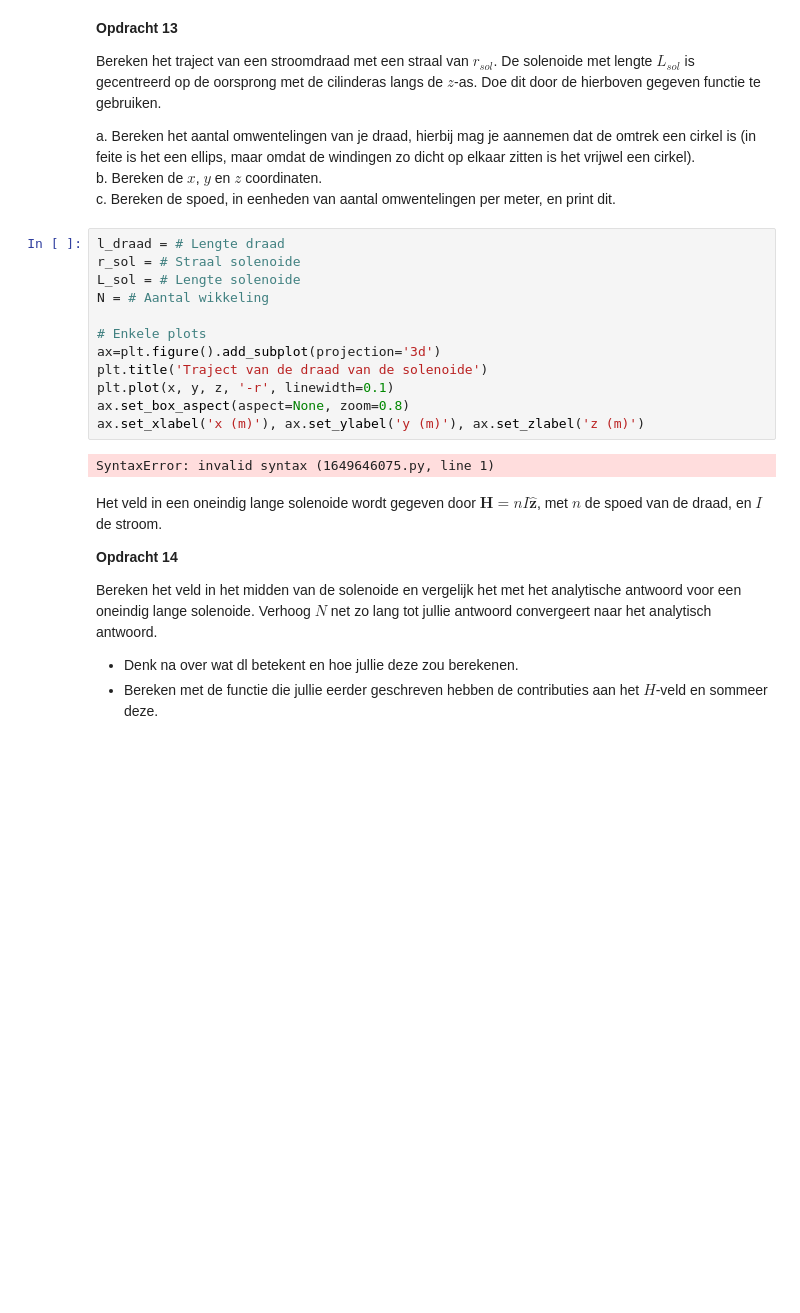
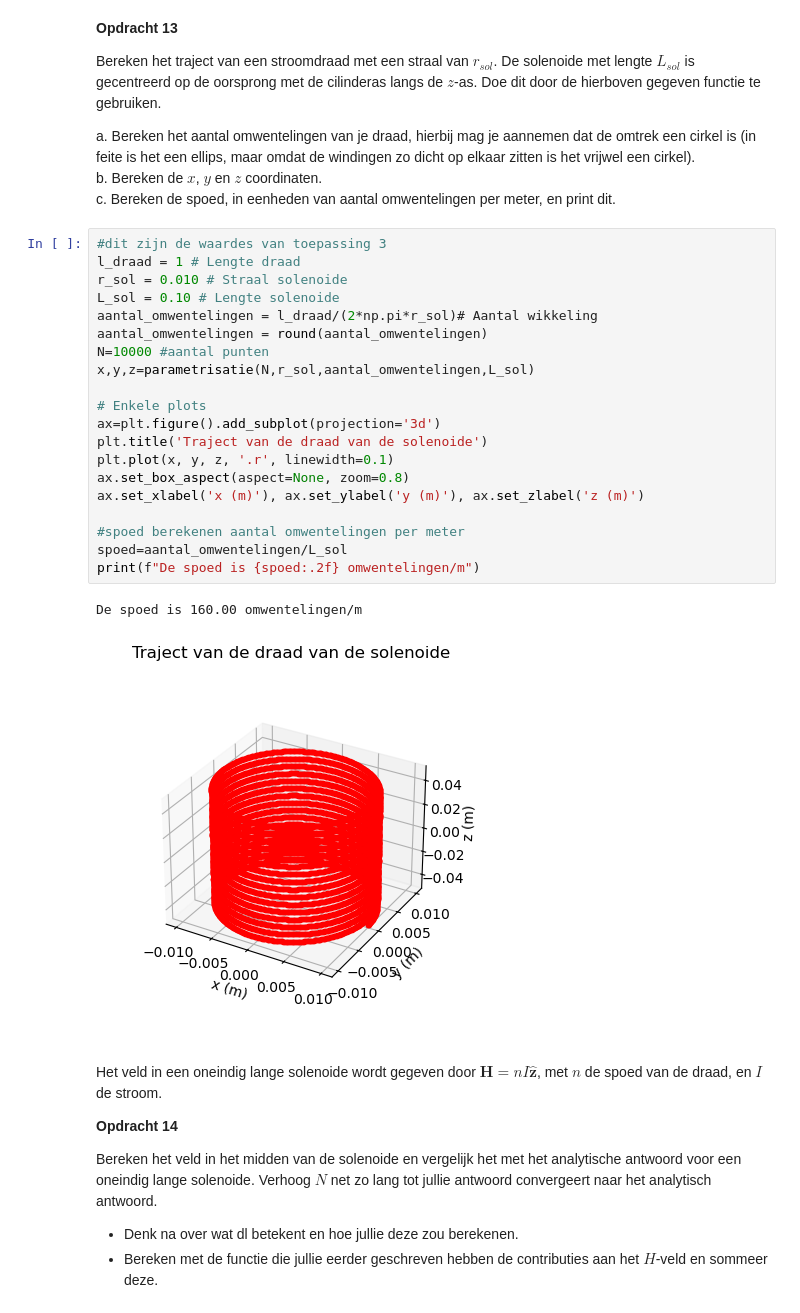
Before and after one commit to ElisabethMijnders/opdrachten-DEF-D-EM, a Jupyter notebook: DigitaleOntwerpopdrachten/2KrachtactuatorOpdracht/2KrachtactuatorOpdracht/KrachtactuatorOpdracht.ipynb, the cells around one changed output. Saved outputs shown, nothing was run; the diff lists cells and outputs as text; blank space fills up the shorter version.

```diff
--- a/DigitaleOntwerpopdrachten/2KrachtactuatorOpdracht/2KrachtactuatorOpdracht/KrachtactuatorOpdracht.ipynb
+++ b/DigitaleOntwerpopdrachten/2KrachtactuatorOpdracht/2KrachtactuatorOpdracht/KrachtactuatorOpdracht.ipynb
@@ -494,19 +493,28 @@ a. Bereken het aantal omwentelingen van je draad, hierbij mag je aannemen dat de
 b. Bereken de $x$, $y$ en $z$ coordinaten.\
 c. Bereken de spoed, in eenheden van aantal omwentelingen per meter, en print dit.
 # %%
-l_draad = # Lengte draad
-r_sol = # Straal solenoide
-L_sol = # Lengte solenoide
-N = # Aantal wikkeling
+#dit zijn de waardes van toepassing 3
+l_draad = 1 # Lengte draad
+r_sol = 0.010 # Straal solenoide
+L_sol = 0.10 # Lengte solenoide
+aantal_omwentelingen = l_draad/(2*np.pi*r_sol)# Aantal wikkeling
+aantal_omwentelingen = round(aantal_omwentelingen)
+N=10000 #aantal punten
+x,y,z=parametrisatie(N,r_sol,aantal_omwentelingen,L_sol)
 
 # Enkele plots
 ax=plt.figure().add_subplot(projection='3d')
 plt.title('Traject van de draad van de solenoide')
-plt.plot(x, y, z, '-r', linewidth=0.1)
+plt.plot(x, y, z, '.r', linewidth=0.1)
 ax.set_box_aspect(aspect=None, zoom=0.8)
 ax.set_xlabel('x (m)'), ax.set_ylabel('y (m)'), ax.set_zlabel('z (m)')
+
+#spoed berekenen aantal omwentelingen per meter
+spoed=aantal_omwentelingen/L_sol
+print(f"De spoed is {spoed:.2f} omwentelingen/m")
 # %% [output]
-SyntaxError: invalid syntax (1649646075.py, line 1)
+De spoed is 160.00 omwentelingen/m
+[figure, added]
 # %% [markdown]
 Het veld in een oneindig lange solenoide wordt gegeven door $\mathbf{H} = n I \hat{\mathbf{z}}$, met $n$ de spoed van de draad, en $I$ de stroom.
 
```
Also changed, not shown: parts of 7 cells of this notebook.
